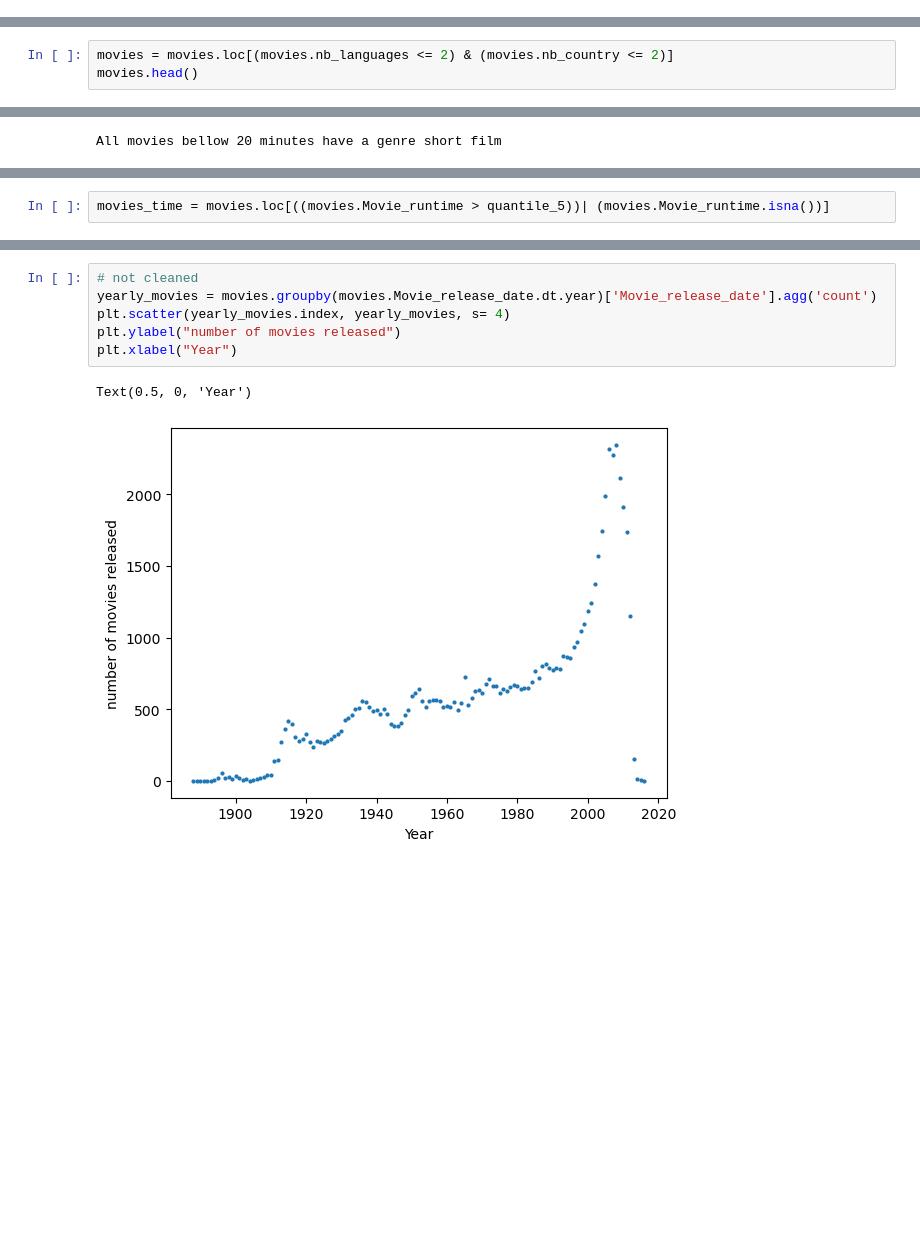
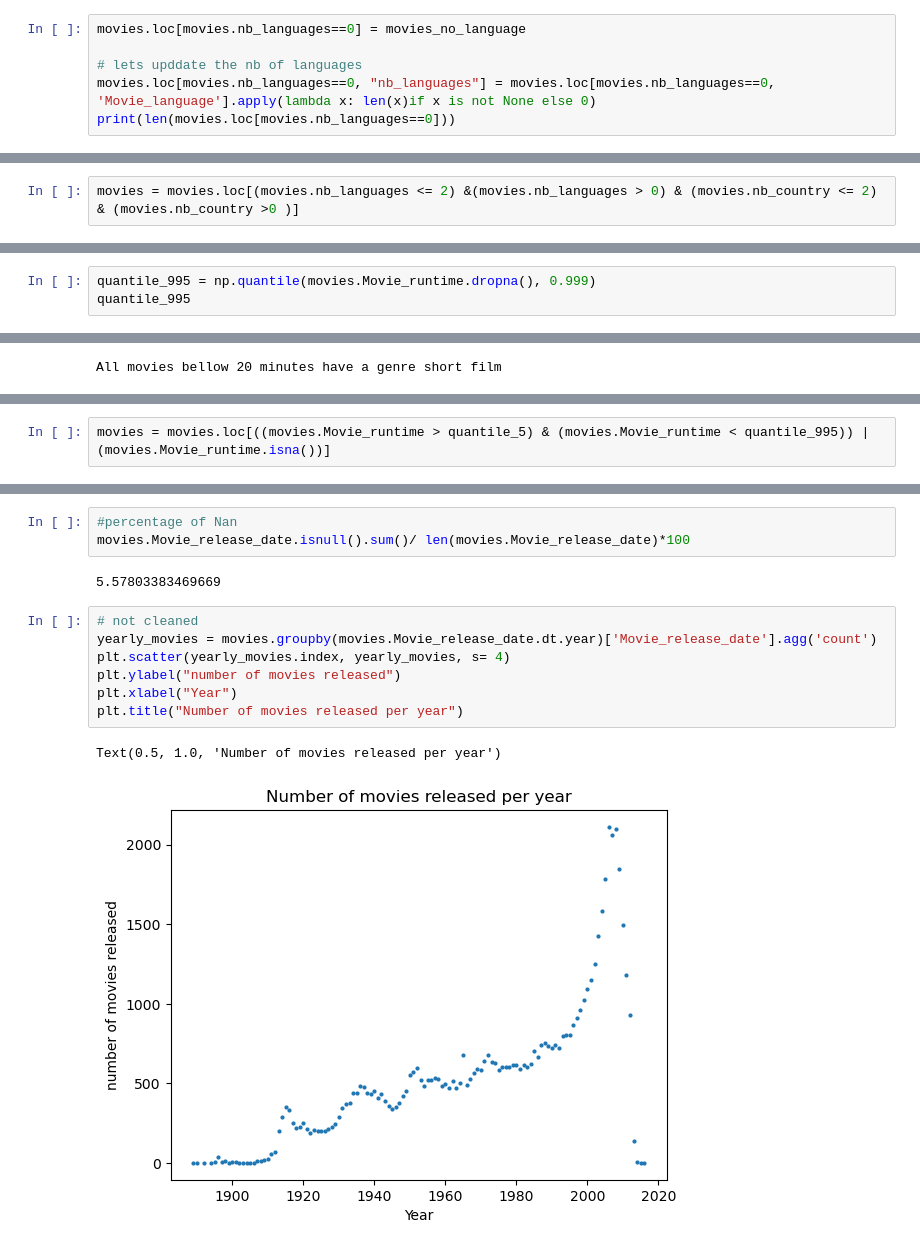
Before and after one commit to epfl-ada/ada-2024-project-adanonymous, a Jupyter notebook: src/utils/preprocessing.ipynb, the cells around one changed output, grey strips where cells are left out. Cells and saved outputs as stored; diff of their text form; blank space fills up the shorter version.

```diff
--- a/src/utils/preprocessing.ipynb
+++ b/src/utils/preprocessing.ipynb
@@ -279,0 +332,6 @@ See the caveats in the documentation: https://pandas.pydata.org/pandas-docs/stab
+# %%
+movies.loc[movies.nb_languages==0] = movies_no_language
+
+# lets upddate the nb of languages
+movies.loc[movies.nb_languages==0, "nb_languages"] = movies.loc[movies.nb_languages==0, 'Movie_language'].apply(lambda x: len(x)if x is not None else 0)
+print(len(movies.loc[movies.nb_languages==0]))
@@ -282,3 +346,2 @@ See the caveats in the documentation: https://pandas.pydata.org/pandas-docs/stab
 # %%
-movies = movies.loc[(movies.nb_languages <= 2) & (movies.nb_country <= 2)]
-movies.head()
+movies = movies.loc[(movies.nb_languages <= 2) &(movies.nb_languages > 0) & (movies.nb_country <= 2) & (movies.nb_country >0 )]
@@ -430,0 +496,3 @@ The first one of 17 988 hours is actually an error, as no movies of this length
+# %%
+quantile_995 = np.quantile(movies.Movie_runtime.dropna(), 0.999)
+quantile_995
@@ -458,2 +517,2 @@ plt.hist(short_movies.Movie_release_date.dt.year)
 # %%
-movies_time = movies.loc[((movies.Movie_runtime > quantile_5))| (movies.Movie_runtime.isna())]
+movies = movies.loc[((movies.Movie_runtime > quantile_5) & (movies.Movie_runtime < quantile_995)) |  (movies.Movie_runtime.isna())]
@@ -503,15 +552,21 @@ min       1888.000000
 75%       2003.000000
 max       2016.000000
 Name: Movie_release_date, dtype: float64
+# %%
+#percentage of Nan
+movies.Movie_release_date.isnull().sum()/ len(movies.Movie_release_date)*100
+# %% [output]
+5.57803383469669
 # %%
 # not cleaned
 yearly_movies = movies.groupby(movies.Movie_release_date.dt.year)['Movie_release_date'].agg('count')
 plt.scatter(yearly_movies.index, yearly_movies, s= 4)
 plt.ylabel("number of movies released")
 plt.xlabel("Year")
+plt.title("Number of movies released per year")
 # %% [output]
-Text(0.5, 0, 'Year')
+Text(0.5, 1.0, 'Number of movies released per year')
-[figure, old version]
+[figure, new version]
 # %%
 
 for language in merged_languages.index[:5]:
```
Also changed, not shown: parts of 74 cells of this notebook, 2 other files.
